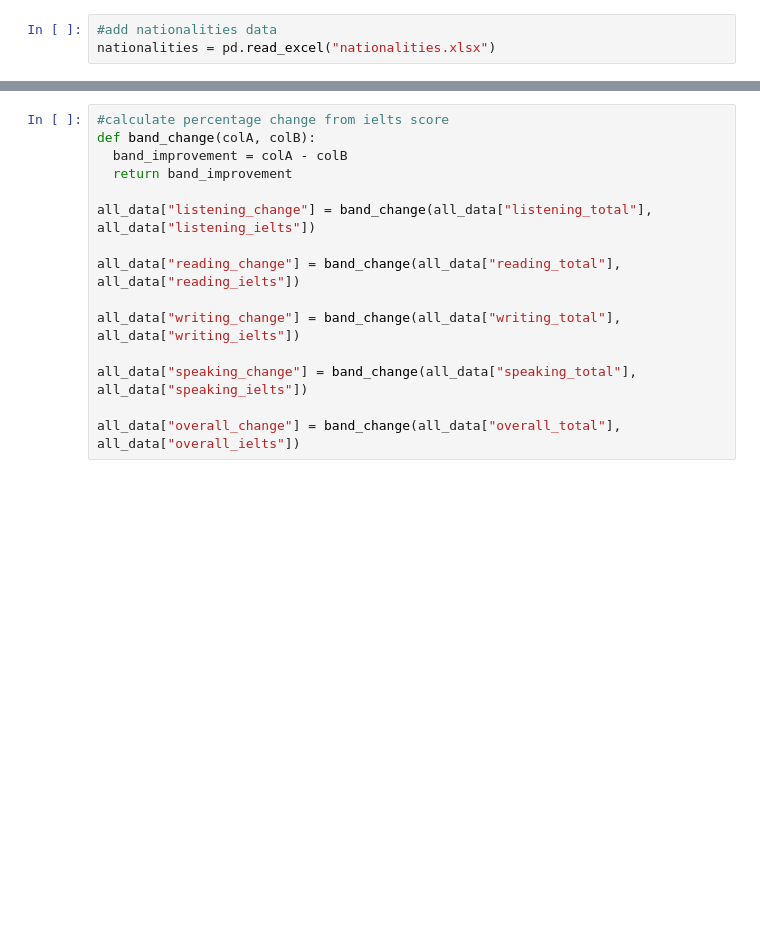
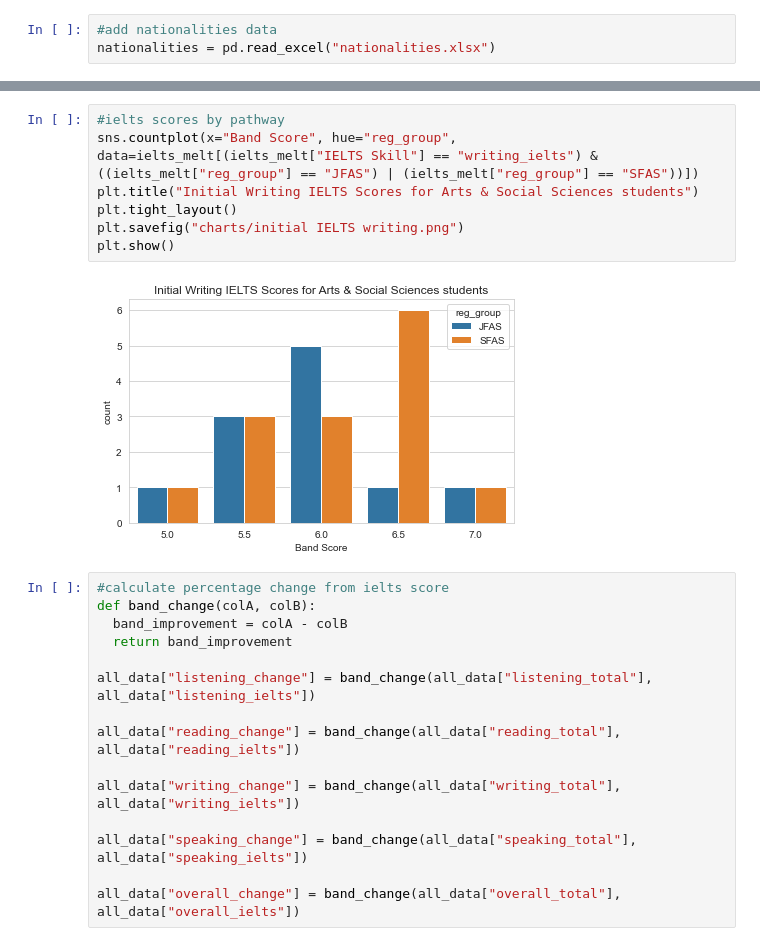
Before and after one commit to cmstorrsfox/20-21-results-analysis, a Jupyter notebook: ielts_conv.ipynb, the cells around one changed output, grey strips where cells are left out. Cells and saved outputs as stored; diff of their text form; blank space fills up the shorter version.

```diff
--- a/ielts_conv.ipynb
+++ b/ielts_conv.ipynb
@@ -108,3 +127,12 @@ plt.show()
+# %%
+#ielts scores by pathway
+sns.countplot(x="Band Score", hue="reg_group", data=ielts_melt[(ielts_melt["IELTS Skill"] == "writing_ielts") & ((ielts_melt["reg_group"] == "JFAS") | (ielts_melt["reg_group"] == "SFAS"))])
+plt.title("Initial Writing IELTS Scores for Arts & Social Sciences students")
+plt.tight_layout()
+plt.savefig("charts/initial IELTS writing.png")
+plt.show()
+# %% [output]
+[figure, added]
 # %%
 #calculate percentage change from ielts score
 def band_change(colA, colB):
```
Also changed, not shown: parts of 5 cells of this notebook, 3 other files.
